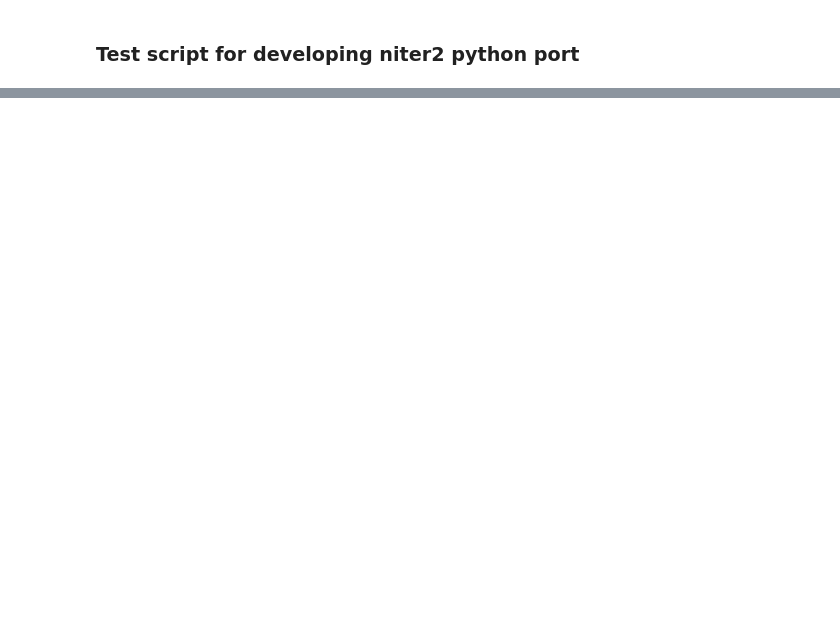
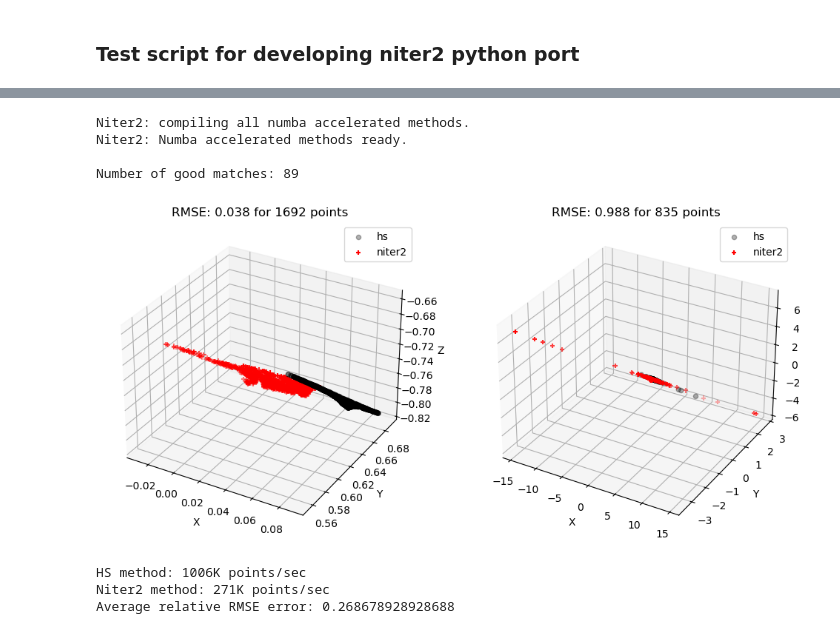
Before and after one commit to Mechazo11/niter2_python, a Jupyter notebook: test.ipynb, the cells around one changed output, grey strips where cells are left out. Drawn from its saved outputs; the diff is of its cells as text; code cells hidden in the pictures; blank space fills up the shorter version.

```diff
--- a/test.ipynb
+++ b/test.ipynb
@@ -27,0 +41,16 @@ results_orb.generate_stats()
+# %%
+results_sift = proj.perform_experiment("drone", "SIFT",
+                                  full_verbose=False,
+                                  short_verbose=False)
+results_sift.compute_rmse_get_best_points()
+results_sift.generate_plots()
+results_sift.generate_stats()
+# %% [output]
+Niter2: compiling all numba accelerated methods.
+Niter2: Numba accelerated methods ready.
+
+Number of good matches: 89
+[figure, added]
+HS method: 1006K points/sec
+Niter2 method: 271K points/sec
+Average relative RMSE error: 0.268678928928688
```
Also changed, not shown: parts of 5 cells of this notebook, 1 other file.
